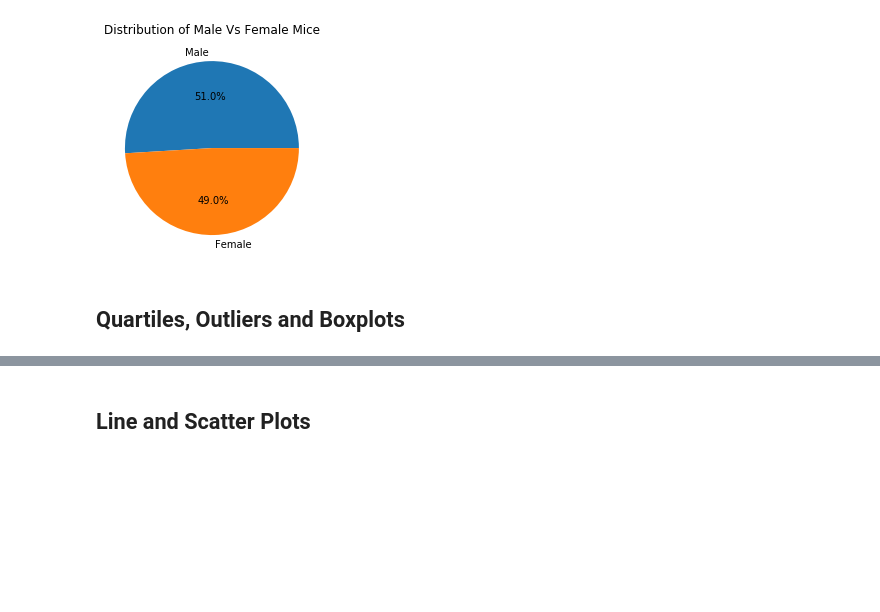
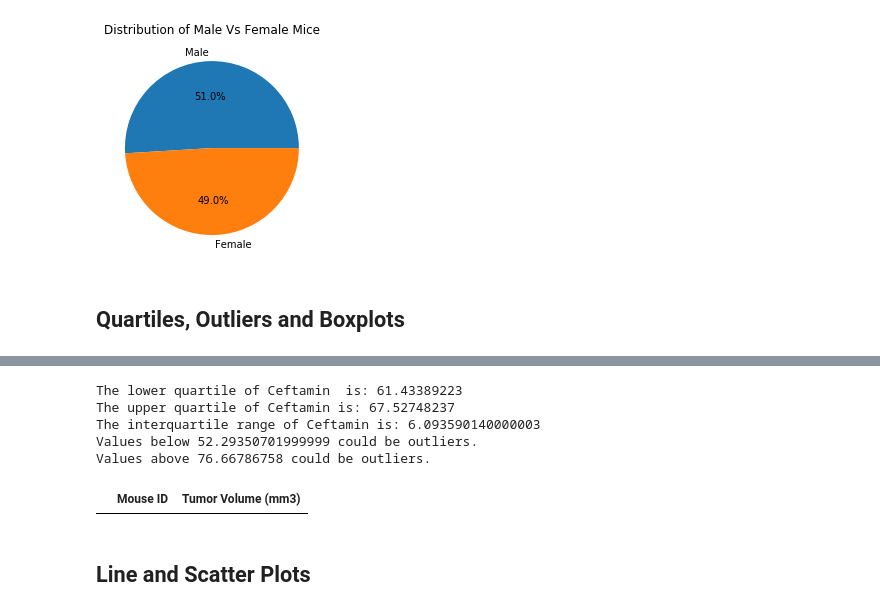
Before and after one commit to spunase/matplotlib-challenge, a Jupyter notebook: Pymaceuticals/pymaceuticals_starter.ipynb, the cells around one changed output, grey strips where cells are left out. Drawn from its saved outputs; the diff is of its cells as text; code cells hidden in the pictures; blank space fills up the shorter version.

```diff
--- a/Pymaceuticals/pymaceuticals_starter.ipynb
+++ b/Pymaceuticals/pymaceuticals_starter.ipynb
@@ -265,3 +316,26 @@ sorted_df.head(10)
+# %%
+ceftamin_treatment = clean_mice_df.loc[(clean_mice_df["Drug Regimen"]=="Ceftamin") & (clean_mice_df["Timepoint"]==45) ,["Mouse ID","Tumor Volume (mm3)"]]
+ceftamin_quartiles = ceftamin_treatment["Tumor Volume (mm3)"].quantile([.25,.5,.75])
+ceftamin_lowerq = ceftamin_quartiles[0.25]
+ceftamin_upperq = ceftamin_quartiles[0.75]
+ceftamin_iqr = ceftamin_upperq-ceftamin_lowerq
+print(f"The lower quartile of Ceftamin  is: {ceftamin_lowerq}")
+print(f"The upper quartile of Ceftamin is: {ceftamin_upperq}")
+print(f"The interquartile range of Ceftamin is: {ceftamin_iqr}")
+lower_bound = ceftamin_lowerq - (1.5*ceftamin_iqr)
+upper_bound = ceftamin_upperq + (1.5*ceftamin_iqr)
+print(f"Values below {lower_bound} could be outliers.")
+print(f"Values above {upper_bound} could be outliers.")
+
+outlier_ceftamin = ceftamin_treatment.loc[(ceftamin_treatment["Tumor Volume (mm3)"] < lower_bound) | (ceftamin_treatment["Tumor Volume (mm3)"] > upper_bound)]
+outlier_ceftamin
+# %% [output]
+The lower quartile of Ceftamin  is: 61.43389223
+The upper quartile of Ceftamin is: 67.52748237
+The interquartile range of Ceftamin is: 6.093590140000003
+Values below 52.29350701999999 could be outliers.
+Values above 76.66786758 could be outliers.
+|  | Mouse ID | Tumor Volume (mm3) |
 # %%
 # Generate a box plot of the final tumor volume of each mouse across four regimens of interest
 # %% [markdown]
```
Also changed, not shown: parts of 4 cells of this notebook.
